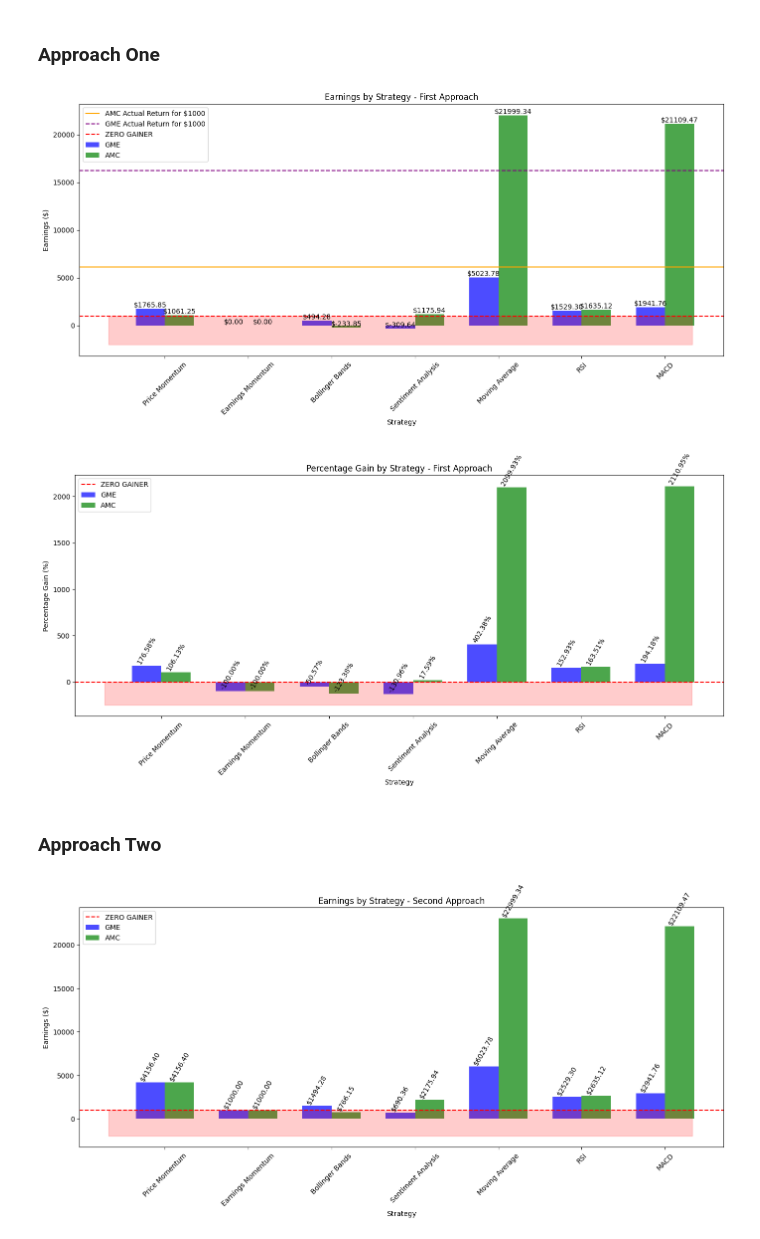
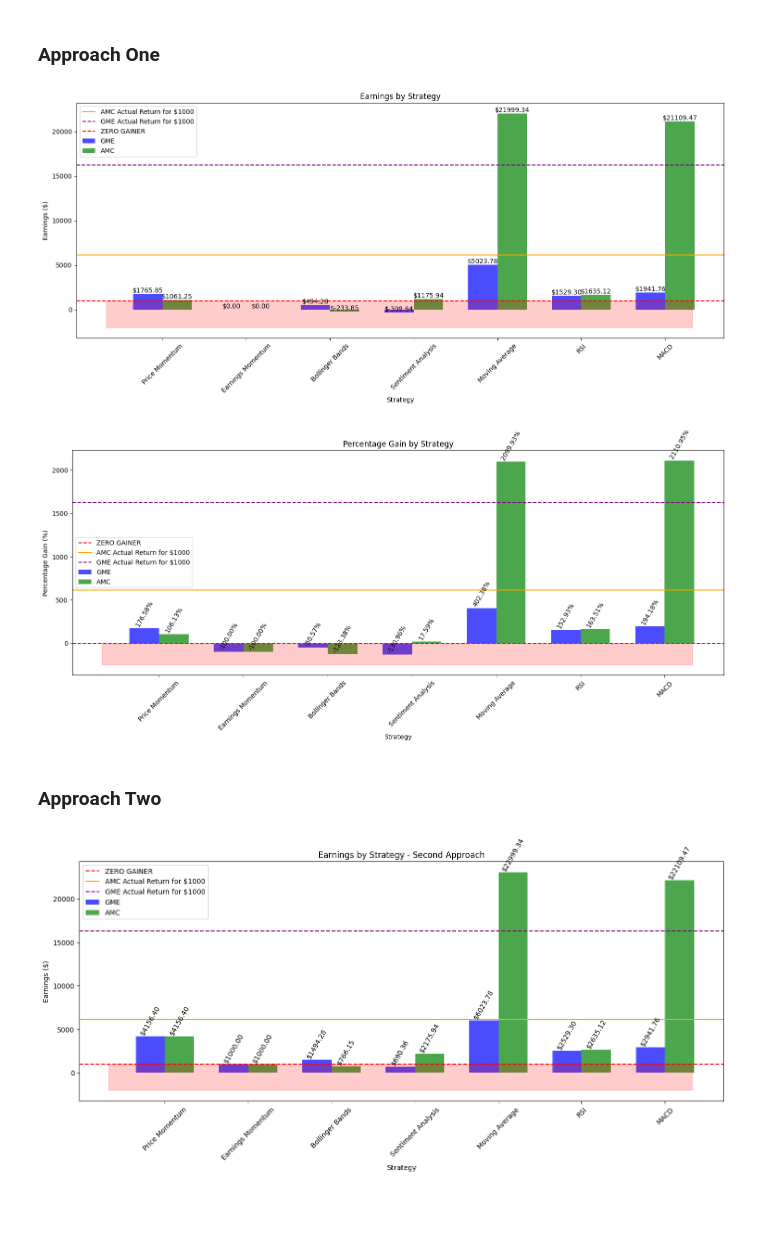
Before and after one commit to AmiraliLalehpour/MMAI-823-Final-Project, a Jupyter notebook: Amir/temp.ipynb, the cells around one changed output. Cells and saved outputs as stored; diff of their text form; code cells hidden in the pictures; blank space fills up the shorter version.

```diff
--- a/Amir/temp.ipynb
+++ b/Amir/temp.ipynb
@@ -1486,37 +1486,37 @@ strategies = ['Price Momentum', 'Earnings Momentum', 'Bollinger Bands', 'Sentime
               'Moving Average', 'RSI', 'MACD']
 
 # Plotting the earnings for GME and AMC
-plt.figure(figsize=(14, 7))
+plt.figure(figsize=(15, 7))
 
 bar_width = 0.35
 index = range(len(strategies))
 
 bar1 = plt.bar(index, avg_earnings_GME, bar_width, label='GME', color='blue', alpha=0.7)
 bar2 = plt.bar([i+bar_width for i in index], avg_earnings_AMC, bar_width, label='AMC', color='green', alpha=0.7)
 
 # Add labels on top of each bar
 for i, rect in enumerate(bar1):
     plt.text(rect.get_x() + rect.get_width()/2.0, rect.get_height(), f"${avg_earnings_GME[i]:.2f}", ha='center', va='bottom')
 
 for i, rect in enumerate(bar2):
     plt.text(rect.get_x() + rect.get_width()/2.0, rect.get_height(), f"${avg_earnings_AMC[i]:.2f}", ha='center', va='bottom')
 
 plt.axhline(y=6111.1, color='orange', label=f'AMC Actual Return for $1000')
 plt.axhline(y=16256, color='purple', linestyle='--', label=f'GME Actual Return for $1000')
 plt.axhline(y=1000, color='r', linestyle='--', label=f'ZERO GAINER')
 
 # Fill the area below zero with red color
 plt.fill_between([-0.5, len(strategies)-0.5], -2000, 1000, color='red', alpha=0.2)
 
 plt.xlabel('Strategy')
 plt.ylabel('Earnings ($)')
-plt.title('Earnings by Strategy - First Approach')
+plt.title('Earnings by Strategy')
 plt.xticks([i+bar_width/2 for i in index], strategies, rotation=45)
 plt.legend()
 plt.tight_layout()
 plt.show()
 # %% [output]
-[figure, old version]
+[figure, new version]
 # %%
 # Calculate average percentage gains for each strategy
 avg_percentage_gains_GME = [d['GME'] for d in first_aproach_Percentage_gains]
@@ -1528,7 +1528,7 @@ strategies = ['Price Momentum', 'Earnings Momentum', 'Bollinger Bands', 'Sentime
 
 
 # Plotting the percentage gains for GME and AMC
-plt.figure(figsize=(14, 7))
+plt.figure(figsize=(15, 7))
 
 bar_width = 0.35
 index = range(len(strategies))
@@ -1549,18 +1549,22 @@ for i, rect in enumerate(bar2):
              f"{avg_percentage_gains_AMC[i]:.2f}%", ha='center', va='bottom', fontsize=font_size, rotation=60)
 
 plt.axhline(y=0, color='r', linestyle='--', label=f'ZERO GAINER')
+
+plt.axhline(y=611.11, color='orange', label=f'AMC Actual Return for $1000')
+plt.axhline(y=1625.6, color='purple', linestyle='--', label=f'GME Actual Return for $1000')
+
 # Fill the area below zero with red color
 plt.fill_between([-0.5, len(strategies)-0.5], -250, 0, color='red', alpha=0.2)
 
 plt.xlabel('Strategy')
 plt.ylabel('Percentage Gain (%)')
-plt.title('Percentage Gain by Strategy - First Approach')
+plt.title('Percentage Gain by Strategy')
 plt.xticks([i+bar_width/2 for i in index], strategies, rotation=45)
 plt.legend()
 plt.tight_layout()
 plt.show()
 # %% [output]
-[figure, old version]
+[figure, new version]
 # %% [markdown]
 ### Approach Two
 # %%
@@ -1605,6 +1609,10 @@ for i, rect in enumerate(bar2):
              f"${avg_earnings_AMC[i]:.2f}", ha='center', va='bottom', fontsize=font_size, rotation=60)
 
 plt.axhline(y=1000, color='r', linestyle='--', label=f'ZERO GAINER')
+
+plt.axhline(y=6111.1, color='orange', label=f'AMC Actual Return for $1000')
+plt.axhline(y=16256, color='purple', linestyle='--', label=f'GME Actual Return for $1000')
+
 # Fill the area below zero with red color
 plt.fill_between([-0.5, len(strategies)-0.5], -2000, 1000, color='red', alpha=0.2)
 
@@ -1616,7 +1624,7 @@ plt.legend()
 plt.tight_layout()
 plt.show()
 # %% [output]
-[figure, old version]
+[figure, new version]
 # %%
 # Calculate average percentage gains for each strategy
 avg_percentage_gains_GME = [d['GME'] for d in second_aproach_Percentage_gains]
```
Also changed, not shown: parts of 1 cell of this notebook.
